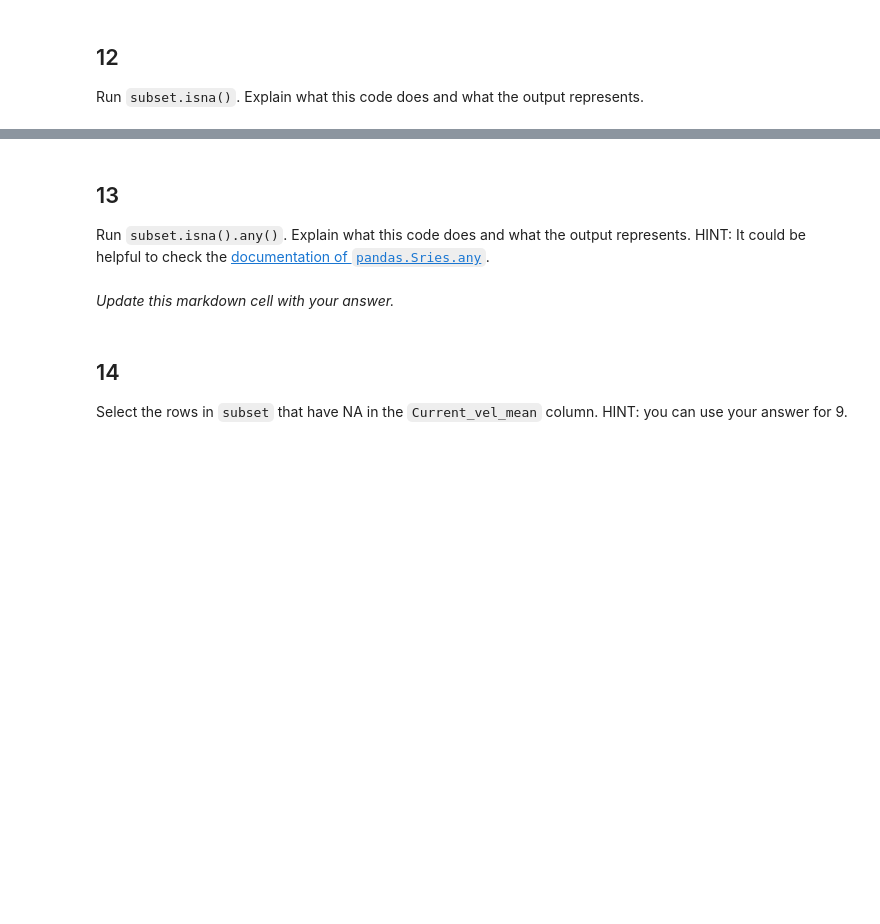
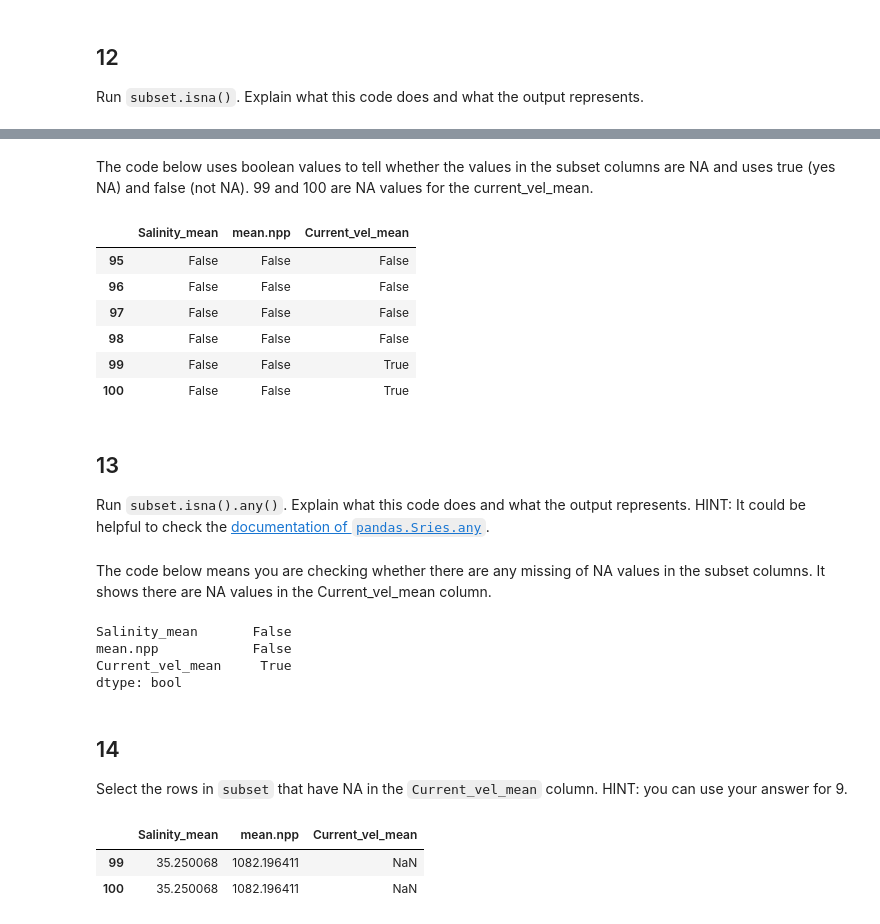
Before and after one commit to lchenhub/eds220-hwk-1, a Jupyter notebook: hwk1-task3.ipynb, the cells around one changed output, grey strips where cells are left out. Saved outputs shown, nothing was run; the diff lists cells and outputs as text; code cells hidden in the pictures; blank space fills up the shorter version.

```diff
--- a/hwk1-task3.ipynb
+++ b/hwk1-task3.ipynb
@@ -239,8 +283,27 @@ Run `subset.isna()`. Explain what this code does and what the output represents.
+# %% [markdown]
+The code below uses boolean values to tell whether the values in the subset columns are NA and uses true (yes NA) and false (not NA). 99 and 100 are NA values for the current_vel_mean.
+# %%
+subset.isna()
+# %% [output]
+|  | Salinity_mean | mean.npp | Current_vel_mean |
+| 95 | False | False | False |
+| 96 | False | False | False |
+| 97 | False | False | False |
+| 98 | False | False | False |
+| 99 | False | False | True |
+| 100 | False | False | True |
 # %% [markdown]
 ## 13
 Run `subset.isna().any()`. Explain what this code does and what the output represents. HINT: It could be helpful to check the [documentation of `pandas.Sries.any`](https://pandas.pydata.org/docs/reference/api/pandas.Series.any.html).
-# %% [markdown]
-*Update this markdown cell with your answer.*
+# %% [markdown]
+The code below means you are checking whether there are any missing of NA values in the subset columns. It shows there are NA values in the Current_vel_mean column.
+# %%
+subset.isna().any()
+# %% [output]
+Salinity_mean       False
+mean.npp            False
+Current_vel_mean     True
+dtype: bool
 # %% [markdown]
 ## 14
 
@@ -249,0 +311,6 @@ Select the rows in `subset` that have NA in the `Current_vel_mean` column. HINT:
+# %%
+subset[subset['Current_vel_mean'].isna()]
+# %% [output]
+|  | Salinity_mean | mean.npp | Current_vel_mean |
+| 99 | 35.250068 | 1082.196411 | NaN |
+| 100 | 35.250068 | 1082.196411 | NaN |
```
Also changed, not shown: parts of 8 cells of this notebook.
